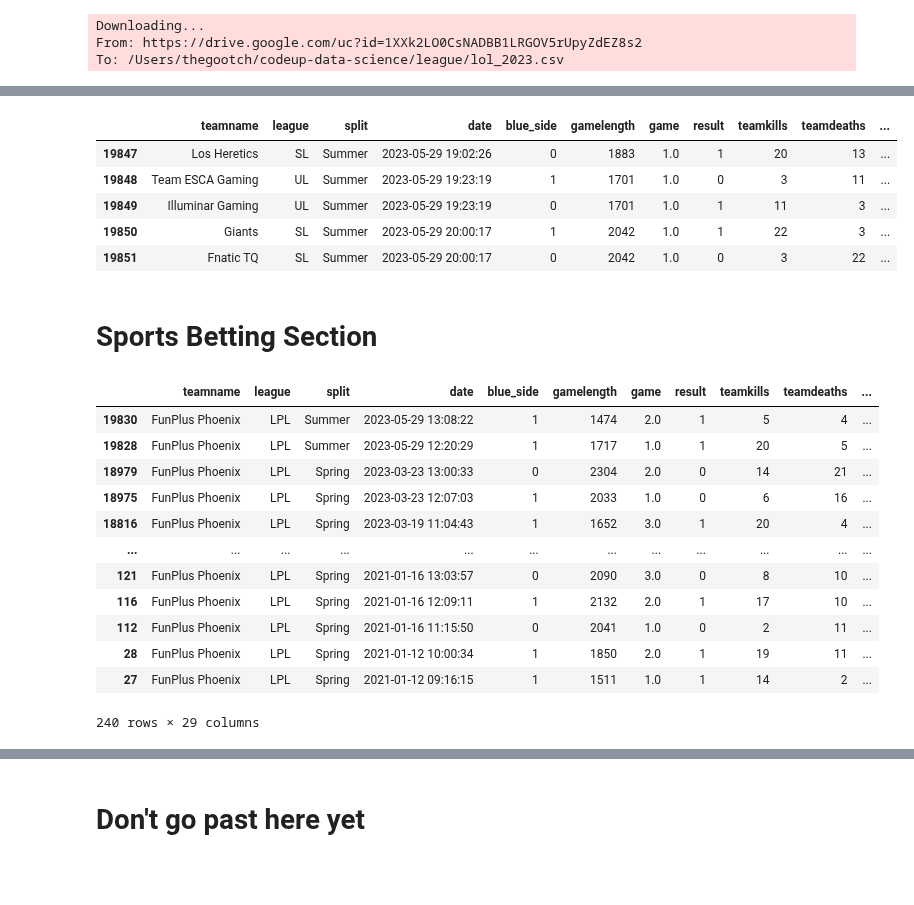
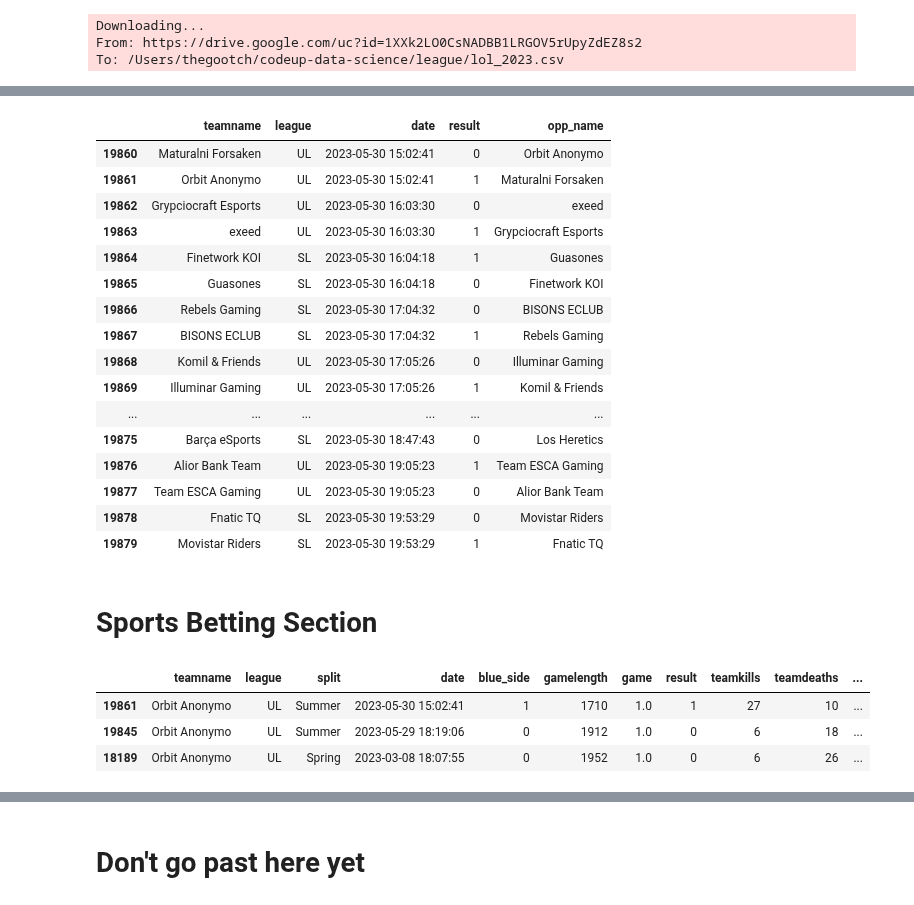
Before and after one commit to richie-p-meyer/league, a Jupyter notebook: scratch.ipynb, the cells around one changed output, grey strips where cells are left out. Drawn from its saved outputs; the diff is of its cells as text; code cells hidden in the pictures; blank space fills up the shorter version.

```diff
--- a/scratch.ipynb
+++ b/scratch.ipynb
@@ -48,6 +48,18 @@ def add_opp_name(df): #tup = list of tuples
         df.loc[b,'opp_name']=df.teamname.loc[a]
     return df
 
+def add_opp_elo(df): #tup = list of tuples
+    # Create an 'opp_name' column for each row
+    evens = range(0,df.shape[0],2)
+    odds = range(1,df.shape[0],2)
+    tup = [(a,b) for a,b in zip(evens,odds)] # list of tuples
+
+    for t in tup: #iterate through list of tuples
+        a,b= t #unpack each tuple into two values
+        df.loc[a,'opp_name']=df.elo.loc[b] #create new column w/opp_name
+        df.loc[b,'opp_name']=df.elo.loc[a]
+    return df
+
 def win_percent(elo_a,elo_b): #Calculate odds to win based off of elo rankings
     return 1/(1+10**((elo_b-elo_a)/400)) #elo_a is who you're calculating for, elo_b is opponent
 
@@ -70,8 +82,10 @@ def tie_elo(elo,opp_elo,k=32): #Lose elo after a loss, k=24, expected = .5
 
 def wrangle_df(df):
     leagues = ['LCK','LPL','LEC','LCS','PCS','VCS','CBLOL','LJL','LLA','UL','SL','LFL','LCO','CBLOLA'] # These are my 9 tier 1 leagues that I'll keep
-    df = df[df.league.isin(leagues)] #Filter out non Tier-1 leagues
+    df = df[df.league.isin(leagues)] #Grab leagues of interest
     df = df[df.position=='team'] #Remove individual player stats
+
+    df = df.reset_index(drop=True) #Reset index
 
     df.split = df.split.str.replace('Split 1','Spring').str.replace('Split 2','Summer') #Rename 'split' names
     df.split = df.split.str.replace('Opening','Spring').str.replace('Closing','Summer')
@@ -129,12 +163,23 @@ To: /Users/thegootch/codeup-data-science/league/lol_2023.csv
 # %%
-df.tail()
+df[['teamname','league','date','result','opp_name']].tail(20)
 # %% [output]
-|  | teamname | league | split | date | blue_side | gamelength | game | result | teamkills | teamdeaths | ... |
-| 19847 | Los Heretics | SL | Summer | 2023-05-29 19:02:26 | 0 | 1883 | 1.0 | 1 | 20 | 13 | ... |
-| 19848 | Team ESCA Gaming | UL | Summer | 2023-05-29 19:23:19 | 1 | 1701 | 1.0 | 0 | 3 | 11 | ... |
-| 19849 | Illuminar Gaming | UL | Summer | 2023-05-29 19:23:19 | 0 | 1701 | 1.0 | 1 | 11 | 3 | ... |
-| 19850 | Giants | SL | Summer | 2023-05-29 20:00:17 | 1 | 2042 | 1.0 | 1 | 22 | 3 | ... |
-| 19851 | Fnatic TQ | SL | Summer | 2023-05-29 20:00:17 | 0 | 2042 | 1.0 | 0 | 3 | 22 | ... |
+|  | teamname | league | date | result | opp_name |
+| 19860 | Maturalni Forsaken | UL | 2023-05-30 15:02:41 | 0 | Orbit Anonymo |
+| 19861 | Orbit Anonymo | UL | 2023-05-30 15:02:41 | 1 | Maturalni Forsaken |
+| 19862 | Grypciocraft Esports | UL | 2023-05-30 16:03:30 | 0 | exeed |
+| 19863 | exeed | UL | 2023-05-30 16:03:30 | 1 | Grypciocraft Esports |
+| 19864 | Finetwork KOI | SL | 2023-05-30 16:04:18 | 1 | Guasones |
+| 19865 | Guasones | SL | 2023-05-30 16:04:18 | 0 | Finetwork KOI |
+| 19866 | Rebels Gaming | SL | 2023-05-30 17:04:32 | 0 | BISONS ECLUB |
+| 19867 | BISONS ECLUB | SL | 2023-05-30 17:04:32 | 1 | Rebels Gaming |
+| 19868 | Komil & Friends | UL | 2023-05-30 17:05:26 | 0 | Illuminar Gaming |
+| 19869 | Illuminar Gaming | UL | 2023-05-30 17:05:26 | 1 | Komil & Friends |
+| ... | ... | ... | ... | ... | ... |
+| 19875 | Barça eSports | SL | 2023-05-30 18:47:43 | 0 | Los Heretics |
+| 19876 | Alior Bank Team | UL | 2023-05-30 19:05:23 | 1 | Team ESCA Gaming |
+| 19877 | Team ESCA Gaming | UL | 2023-05-30 19:05:23 | 0 | Alior Bank Team |
+| 19878 | Fnatic TQ | SL | 2023-05-30 19:53:29 | 0 | Movistar Riders |
+| 19879 | Movistar Riders | SL | 2023-05-30 19:53:29 | 1 | Fnatic TQ |
 # %% [markdown]
 # Sports Betting Section
 # %%
@@ -250,20 +295,11 @@ raw = pd.read_csv('raw.csv',index_col=0)
 #'current_elo' contains every team and their latest elo
 current_elo = df[~df.teamname.duplicated(keep='last')]\
 [['teamname','league','opp_name','old_elo','opp_elo','new_elo']]
-# %%
-get_team(df,"FunPlus Phoenix")
-# %% [output]
-|  | teamname | league | split | date | blue_side | gamelength | game | result | teamkills | teamdeaths | ... |
-| 19830 | FunPlus Phoenix | LPL | Summer | 2023-05-29 13:08:22 | 1 | 1474 | 2.0 | 1 | 5 | 4 | ... |
-| 19828 | FunPlus Phoenix | LPL | Summer | 2023-05-29 12:20:29 | 1 | 1717 | 1.0 | 1 | 20 | 5 | ... |
-| 18979 | FunPlus Phoenix | LPL | Spring | 2023-03-23 13:00:33 | 0 | 2304 | 2.0 | 0 | 14 | 21 | ... |
-| 18975 | FunPlus Phoenix | LPL | Spring | 2023-03-23 12:07:03 | 1 | 2033 | 1.0 | 0 | 6 | 16 | ... |
-| 18816 | FunPlus Phoenix | LPL | Spring | 2023-03-19 11:04:43 | 1 | 1652 | 3.0 | 1 | 20 | 4 | ... |
-| ... | ... | ... | ... | ... | ... | ... | ... | ... | ... | ... | ... |
-| 121 | FunPlus Phoenix | LPL | Spring | 2021-01-16 13:03:57 | 0 | 2090 | 3.0 | 0 | 8 | 10 | ... |
-| 116 | FunPlus Phoenix | LPL | Spring | 2021-01-16 12:09:11 | 1 | 2132 | 2.0 | 1 | 17 | 10 | ... |
-| 112 | FunPlus Phoenix | LPL | Spring | 2021-01-16 11:15:50 | 0 | 2041 | 1.0 | 0 | 2 | 11 | ... |
-| 28 | FunPlus Phoenix | LPL | Spring | 2021-01-12 10:00:34 | 1 | 1850 | 2.0 | 1 | 19 | 11 | ... |
-| 27 | FunPlus Phoenix | LPL | Spring | 2021-01-12 09:16:15 | 1 | 1511 | 1.0 | 1 | 14 | 2 | ... |
-240 rows × 29 columns
+# %%
+get_team(df,"Orbit Anonymo")
+# %% [output]
+|  | teamname | league | split | date | blue_side | gamelength | game | result | teamkills | teamdeaths | ... |
+| 19861 | Orbit Anonymo | UL | Summer | 2023-05-30 15:02:41 | 1 | 1710 | 1.0 | 1 | 27 | 10 | ... |
+| 19845 | Orbit Anonymo | UL | Summer | 2023-05-29 18:19:06 | 0 | 1912 | 1.0 | 0 | 6 | 18 | ... |
+| 18189 | Orbit Anonymo | UL | Spring | 2023-03-08 18:07:55 | 0 | 1952 | 1.0 | 0 | 6 | 26 | ... |
 # %%
```
Also changed, not shown: parts of 24 cells of this notebook, 14 other files.
